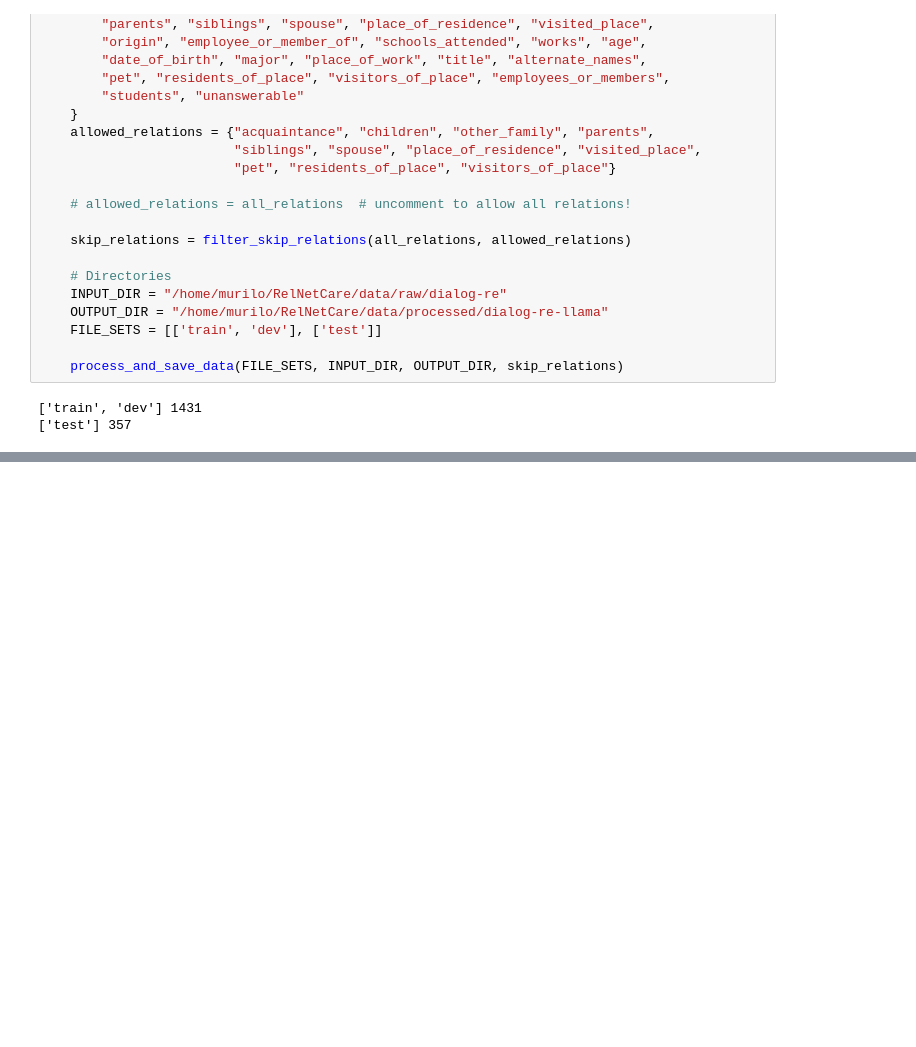
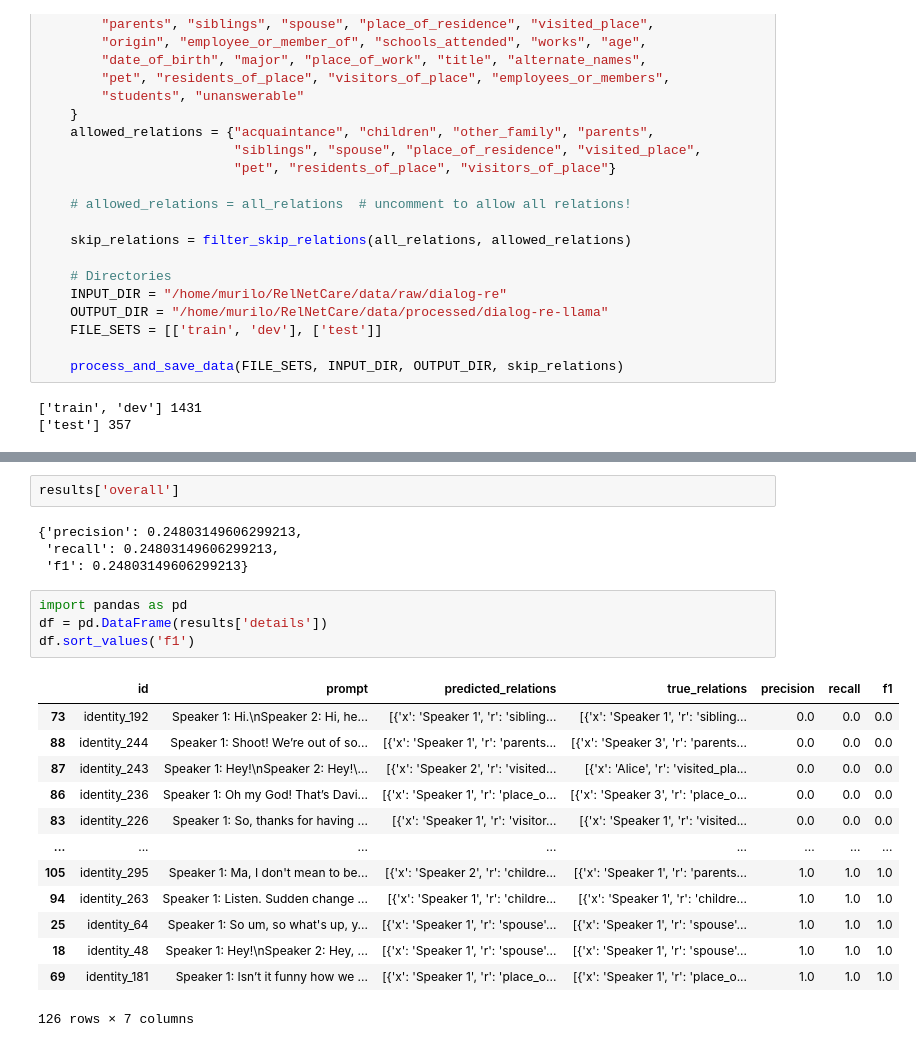
Before and after one commit to murilobellatini/RelNetCare, a Jupyter notebook: reports/02_data_transformation/develop-dialogre-to-llm-format.ipynb, the cells around one changed output, grey strips where cells are left out. Cells and saved outputs as stored; diff of their text form; blank space fills up the shorter version.

```diff
--- a/reports/02_data_transformation/develop-dialogre-to-llm-format.ipynb
+++ b/reports/02_data_transformation/develop-dialogre-to-llm-format.ipynb
@@ -108,0 +236,24 @@ if __name__ == '__main__':
+# %%
+results['overall']
+# %% [output]
+{'precision': 0.24803149606299213,
+ 'recall': 0.24803149606299213,
+ 'f1': 0.24803149606299213}
+# %%
+import pandas as pd
+df = pd.DataFrame(results['details'])
+df.sort_values('f1')
+# %% [output]
+|  | id | prompt | predicted_relations | true_relations | precision | recall | f1 |
+| 73 | identity_192 | Speaker 1: Hi.\nSpeaker 2: Hi, he... | [{'x': 'Speaker 1', 'r': 'sibling... | [{'x': 'Speaker 1', 'r': 'sibling... | 0.0 | 0.0 | 0.0 |
+| 88 | identity_244 | Speaker 1: Shoot! We’re out of so... | [{'x': 'Speaker 1', 'r': 'parents... | [{'x': 'Speaker 3', 'r': 'parents... | 0.0 | 0.0 | 0.0 |
+| 87 | identity_243 | Speaker 1: Hey!\nSpeaker 2: Hey!\... | [{'x': 'Speaker 2', 'r': 'visited... | [{'x': 'Alice', 'r': 'visited_pla... | 0.0 | 0.0 | 0.0 |
+| 86 | identity_236 | Speaker 1: Oh my God! That’s Davi... | [{'x': 'Speaker 1', 'r': 'place_o... | [{'x': 'Speaker 3', 'r': 'place_o... | 0.0 | 0.0 | 0.0 |
+| 83 | identity_226 | Speaker 1: So, thanks for having ... | [{'x': 'Speaker 1', 'r': 'visitor... | [{'x': 'Speaker 1', 'r': 'visited... | 0.0 | 0.0 | 0.0 |
+| ... | ... | ... | ... | ... | ... | ... | ... |
+| 105 | identity_295 | Speaker 1: Ma, I don't mean to be... | [{'x': 'Speaker 2', 'r': 'childre... | [{'x': 'Speaker 1', 'r': 'parents... | 1.0 | 1.0 | 1.0 |
+| 94 | identity_263 | Speaker 1: Listen. Sudden change ... | [{'x': 'Speaker 1', 'r': 'childre... | [{'x': 'Speaker 1', 'r': 'childre... | 1.0 | 1.0 | 1.0 |
+| 25 | identity_64 | Speaker 1: So um, so what's up, y... | [{'x': 'Speaker 1', 'r': 'spouse'... | [{'x': 'Speaker 1', 'r': 'spouse'... | 1.0 | 1.0 | 1.0 |
+| 18 | identity_48 | Speaker 1: Hey!\nSpeaker 2: Hey, ... | [{'x': 'Speaker 1', 'r': 'spouse'... | [{'x': 'Speaker 1', 'r': 'spouse'... | 1.0 | 1.0 | 1.0 |
+| 69 | identity_181 | Speaker 1: Isn’t it funny how we ... | [{'x': 'Speaker 1', 'r': 'place_o... | [{'x': 'Speaker 1', 'r': 'place_o... | 1.0 | 1.0 | 1.0 |
+126 rows × 7 columns
```
Also changed, not shown: parts of 7 cells of this notebook.
